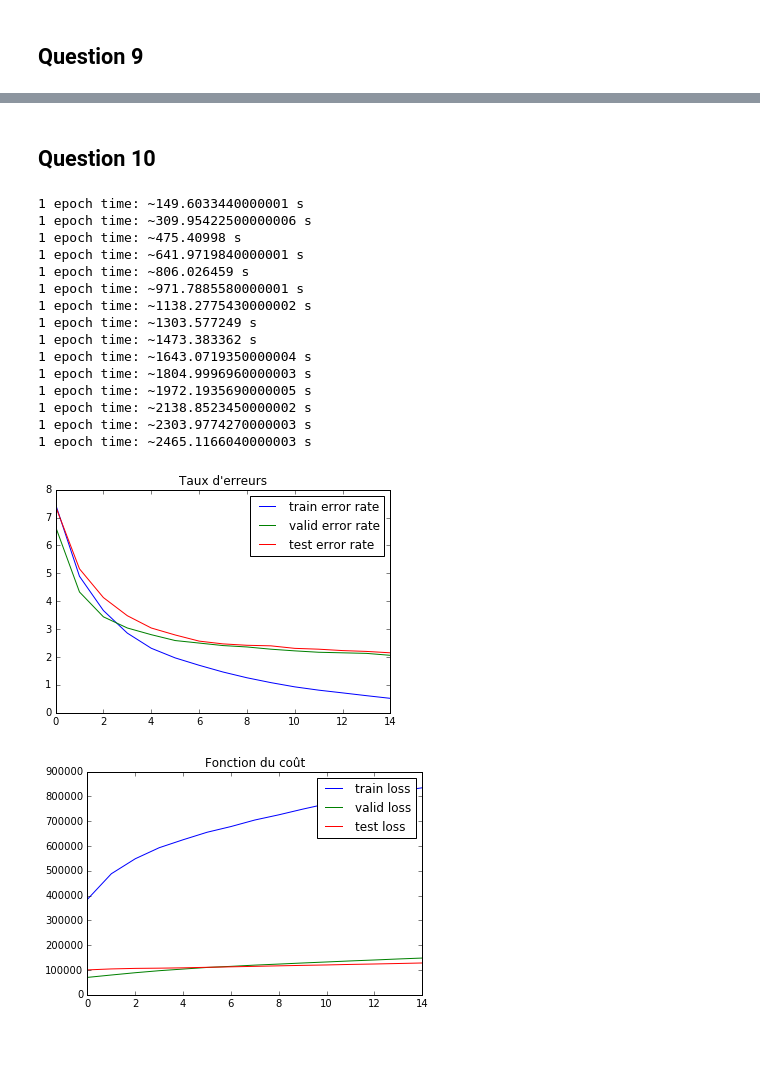
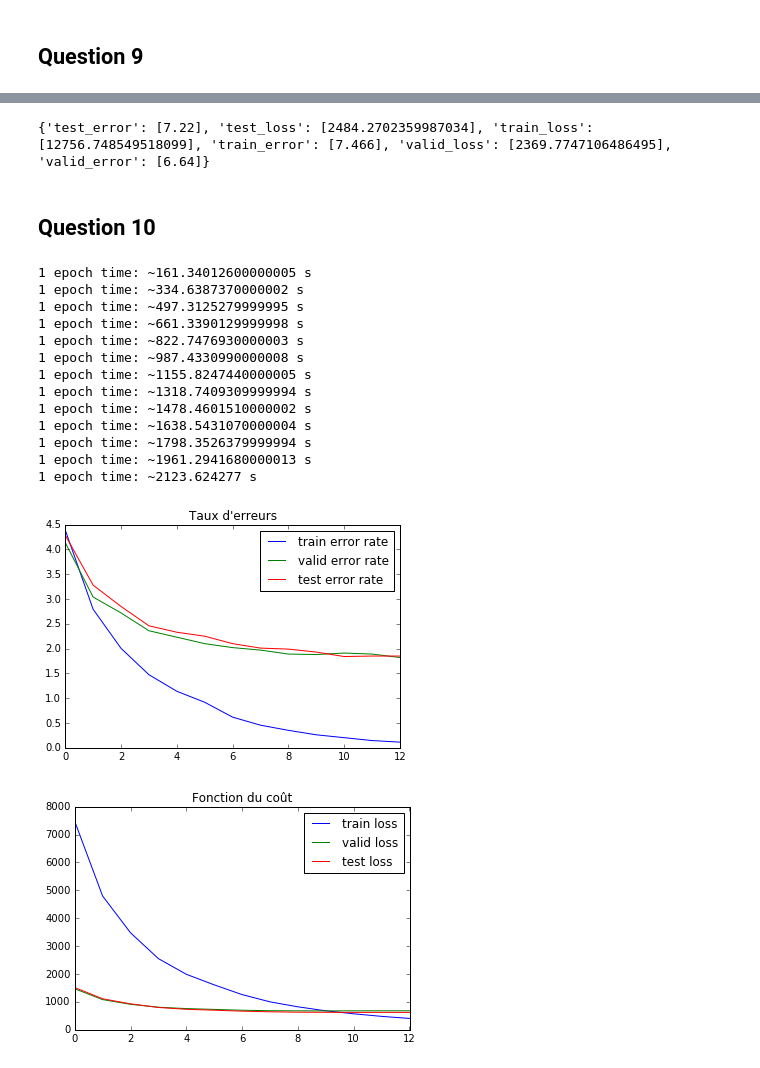
Before and after one commit to mabounassif/IFT6390, a Jupyter notebook: devoirs/d2/D2_p8_10c.ipynb, the cells around one changed output, grey strips where cells are left out. Saved outputs shown, nothing was run; the diff lists cells and outputs as text; code cells hidden in the pictures.

```diff
--- a/devoirs/d2/D2_p8_10c.ipynb
+++ b/devoirs/d2/D2_p8_10c.ipynb
@@ -74,3 +74,9 @@ nnet_batch_9.train(train, train_target, lamdas, learning_rate , k, iterations=it
+# %%
+with open('datapoints-question9.json') as data_file:
+    data = json.load(data_file)
+    print(data)
+# %% [output]
+{'test_error': [7.22], 'test_loss': [2484.2702359987034], 'train_loss': [12756.748549518099], 'train_error': [7.466], 'valid_loss': [2369.7747106486495], 'valid_error': [6.64]}
 # %% [markdown]
 ## Question 10
 # %%
@@ -81,54 +87,52 @@ k = 100
 epsilon = 1e-5
 
 lamdas = np.matrix([[0.0001, 0.00001],[0.0001, 0.000006]])
-learning_rate = 0.0019
+learning_rate = 0.005
 
-iterations = 7500
+iterations = 6500
 
 nnet_batch_10 = MLPBatch(d, m, dh, epsilon, show_epoch=True, save_datapoints=True)
 nnet_batch_10.train(train, train_target, lamdas, learning_rate , k, iterations=iterations, valid=valid, valid_target=valid_target, test=test, test_target=test_target)
 # %% [output]
-1 epoch time: ~149.6033440000001 s
-1 epoch time: ~309.95422500000006 s
-1 epoch time: ~475.40998 s
-1 epoch time: ~641.9719840000001 s
-1 epoch time: ~806.026459 s
-1 epoch time: ~971.7885580000001 s
-1 epoch time: ~1138.2775430000002 s
-1 epoch time: ~1303.577249 s
-1 epoch time: ~1473.383362 s
-1 epoch time: ~1643.0719350000004 s
-1 epoch time: ~1804.9996960000003 s
-1 epoch time: ~1972.1935690000005 s
-1 epoch time: ~2138.8523450000002 s
-1 epoch time: ~2303.9774270000003 s
-1 epoch time: ~2465.1166040000003 s
+1 epoch time: ~161.34012600000005 s
+1 epoch time: ~334.6387370000002 s
+1 epoch time: ~497.3125279999995 s
+1 epoch time: ~661.3390129999998 s
+1 epoch time: ~822.7476930000003 s
+1 epoch time: ~987.4330990000008 s
+1 epoch time: ~1155.8247440000005 s
+1 epoch time: ~1318.7409309999994 s
+1 epoch time: ~1478.4601510000002 s
+1 epoch time: ~1638.5431070000004 s
+1 epoch time: ~1798.3526379999994 s
+1 epoch time: ~1961.2941680000013 s
+1 epoch time: ~2123.624277 s
 # %%
-with open('datapoints.json') as data_file:
+with open('datapoints-question10.json') as data_file:
     data = json.load(data_file)
 
     train_errors = data['train_error']
     train_losses = data['train_loss']
 
     valid_errors = data['valid_error']
     valid_losses = data['valid_loss']
 
     test_errors = data['test_error']
     test_losses = data['test_loss']
 
     plt.plot(train_errors, label='train error rate')
     plt.plot(valid_errors, label='valid error rate')
     plt.plot(test_errors, label='test error rate')
     plt.legend()
     plt.title('Taux d\'erreurs')
     plt.show()
 
     plt.plot(train_losses, label='train loss')
     plt.plot(valid_losses, label='valid loss')
     plt.plot(test_losses, label='test loss')
     plt.legend()
     plt.title('Fonction du coût')
     plt.show()
 # %% [output]
-[figure, old version]
+[figure, new version]
-[figure, old version]
+[figure, new version]
```
Also changed, not shown: parts of 2 cells of this notebook, 8 other files.
